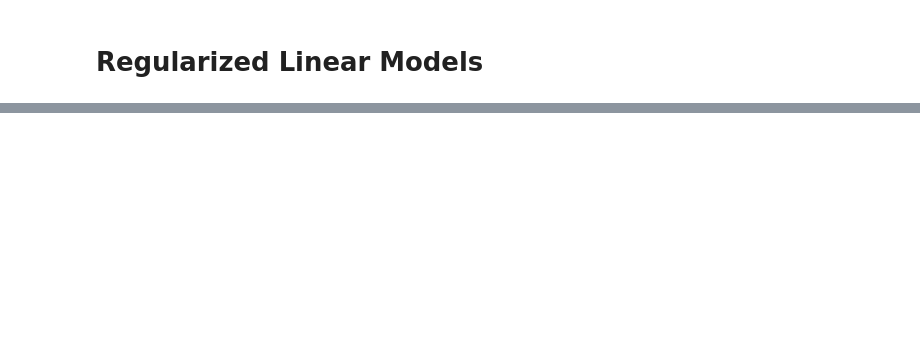
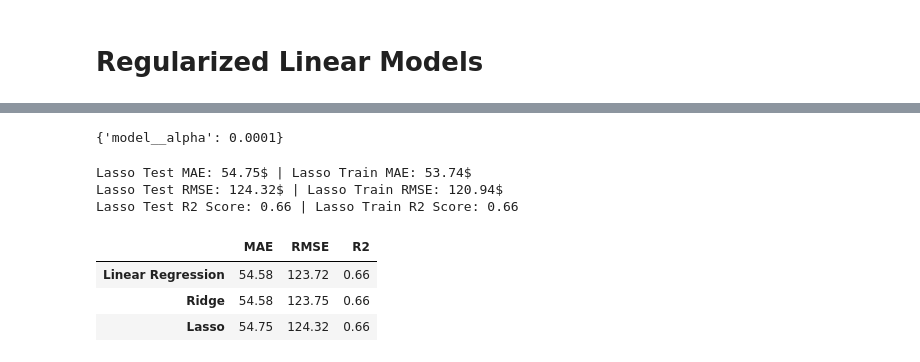
Before and after one commit to Car1LL/airbnb_prices_prediction, a Jupyter notebook: notebooks/01_Linear_Modeling.ipynb, the cells around one changed output, grey strips where cells are left out. Saved outputs shown, nothing was run; the diff lists cells and outputs as text; code cells hidden in the pictures; blank space fills up the shorter version.

Commit message:
Ridge and Lasso model were inspected

```diff
--- a/notebooks/01_Linear_Modeling.ipynb
+++ b/notebooks/01_Linear_Modeling.ipynb
@@ -196,0 +260,8 @@ Overall, Linear Regression provides a strong and interpetable baseline for this
+# %%
+results_df.loc["Ridge"] = [
+    round(test_MAE, 2),
+    round(test_RMSE, 2),
+    round(test_R2, 2)
+]
+
+results_df
@@ -196,0 +280,61 @@ Overall, Linear Regression provides a strong and interpetable baseline for this
+# %%
+from sklearn.linear_model import Lasso
+
+lasso_pipeline = Pipeline([
+    ("preprocessor", linear_preprocessor),
+    ("model", Lasso(max_iter=10000))
+])
+
+lasso_params = {
+    "model__alpha": [0.0001, 0.001, 0.01, 0.1, 1, 10, 10]
+}
+
+lasso_grid = GridSearchCV(
+    lasso_pipeline,
+    param_grid=lasso_params,
+    cv=5,
+    scoring="neg_root_mean_squared_error",
+    n_jobs=-1
+)
+
+lasso_grid.fit(X_train, y_train)
+
+lasso_grid.best_params_
+# %% [output]
+{'model__alpha': 0.0001}
+# %%
+y_pred_test_log = lasso_grid.predict(X_test)
+y_pred_train_log = lasso_grid.predict(X_train)
+
+y_pred_test = np.exp(y_pred_test_log)
+y_pred_train = np.exp(y_pred_train_log)
+
+test_MAE = mean_absolute_error(np.exp(y_test), y_pred_test)
+train_MAE = mean_absolute_error(np.exp(y_train), y_pred_train)
+
+test_RMSE = root_mean_squared_error(np.exp(y_test), y_pred_test)
+train_RMSE = root_mean_squared_error(np.exp(y_train), y_pred_train)
+
+test_R2 = r2_score(y_test, y_pred_test_log)
+train_R2 = r2_score(y_train, y_pred_train_log)
+
+print(f"Lasso Test MAE: {test_MAE:.2f}$ | Lasso Train MAE: {train_MAE:.2f}$")
+print(f"Lasso Test RMSE: {test_RMSE:.2f}$ | Lasso Train RMSE: {train_RMSE:.2f}$")
+print(f"Lasso Test R2 Score: {test_R2:.2f} | Lasso Train R2 Score: {train_R2:.2f}")
+# %% [output]
+Lasso Test MAE: 54.75$ | Lasso Train MAE: 53.74$
+Lasso Test RMSE: 124.32$ | Lasso Train RMSE: 120.94$
+Lasso Test R2 Score: 0.66 | Lasso Train R2 Score: 0.66
+# %%
+results_df.loc['Lasso'] = [
+    round(test_MAE, 2),
+    round(test_RMSE, 2),
+    round(test_R2, 2)
+]
+
+results_df
+# %% [output]
+|  | MAE | RMSE | R2 |
+| Linear Regression | 54.58 | 123.72 | 0.66 |
+| Ridge | 54.58 | 123.75 | 0.66 |
+| Lasso | 54.75 | 124.32 | 0.66 |
```
Also changed, not shown: parts of 14 cells of this notebook.
